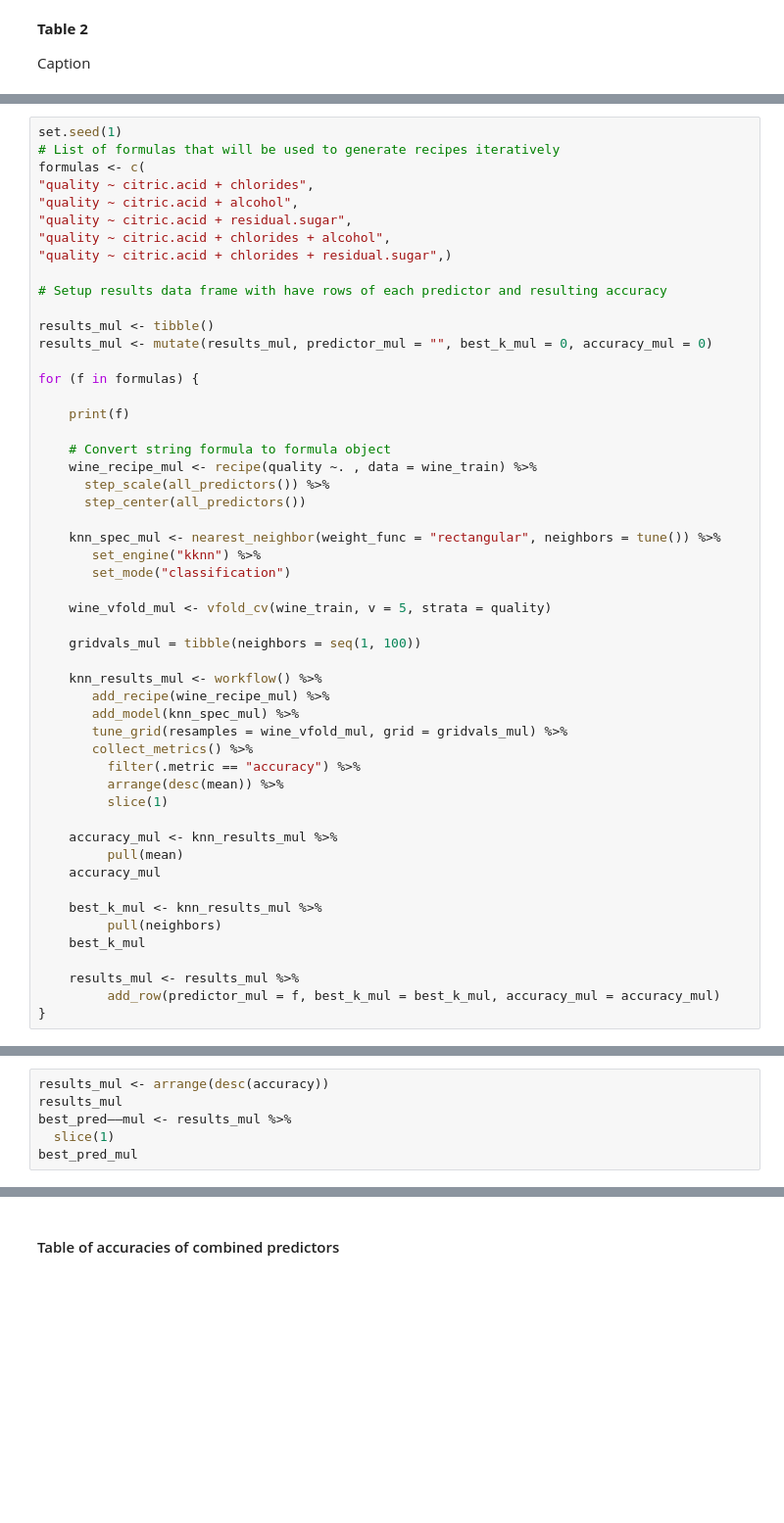
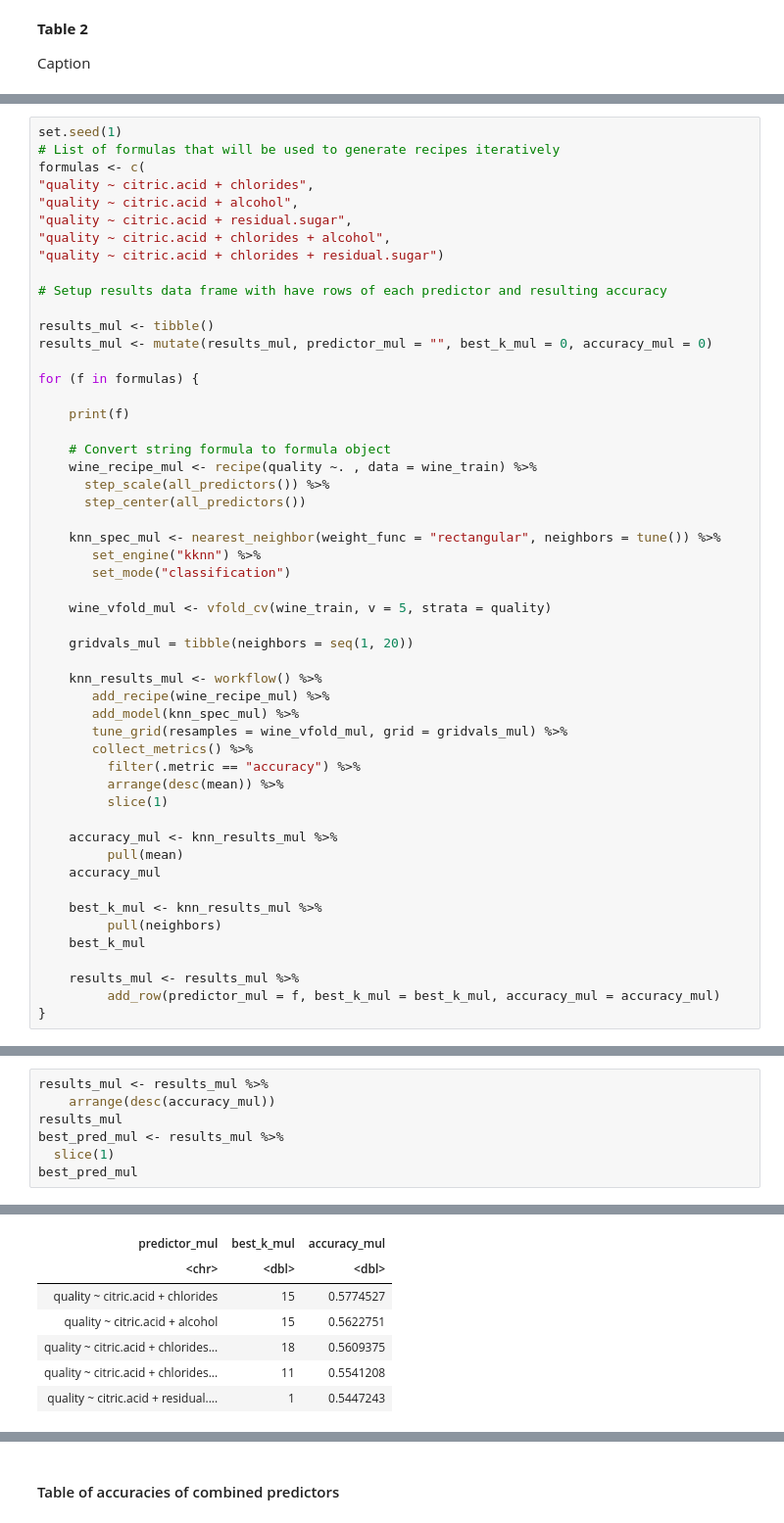
Before and after one commit to SurajDatta/DSCI100_group_project, a Jupyter notebook: report.ipynb, the cells around one changed output, grey strips where cells are left out. Shown at 98% size. Saved outputs shown, nothing was run; the diff lists cells and outputs as text; blank space fills up the shorter version.

```diff
--- a/report.ipynb
+++ b/report.ipynb
@@ -185,7 +257,7 @@ formulas <- c(
 "quality ~ citric.acid + alcohol",
 "quality ~ citric.acid + residual.sugar",
 "quality ~ citric.acid + chlorides + alcohol",
-"quality ~ citric.acid + chlorides + residual.sugar",)
+"quality ~ citric.acid + chlorides + residual.sugar")
 
 # Setup results data frame with have rows of each predictor and resulting accuracy
 
@@ -207,7 +279,7 @@ for (f in formulas) {
 
     wine_vfold_mul <- vfold_cv(wine_train, v = 5, strata = quality)
 
-    gridvals_mul = tibble(neighbors = seq(1, 100))
+    gridvals_mul = tibble(neighbors = seq(1, 20))
 
     knn_results_mul <- workflow() %>%
        add_recipe(wine_recipe_mul) %>%
@@ -232,6 +347,8 @@ for (f in formulas) {
 # %%
-results_mul <- arrange(desc(accuracy))
+results_mul <- results_mul %>%
+    arrange(desc(accuracy_mul))
 results_mul
-best_pred——mul <- results_mul %>%
+best_pred_mul <- results_mul %>%
   slice(1)
 best_pred_mul
+# %% [output]
@@ -237,0 +356,7 @@ best_pred_mul
+| predictor_mul | best_k_mul | accuracy_mul |
+| <chr> | <dbl> | <dbl> |
+| quality ~ citric.acid + chlorides | 15 | 0.5774527 |
+| quality ~ citric.acid + alcohol | 15 | 0.5622751 |
+| quality ~ citric.acid + chlorides... | 18 | 0.5609375 |
+| quality ~ citric.acid + chlorides... | 11 | 0.5541208 |
+| quality ~ citric.acid + residual.... | 1 | 0.5447243 |
```
Also changed, not shown: parts of 7 cells of this notebook.
